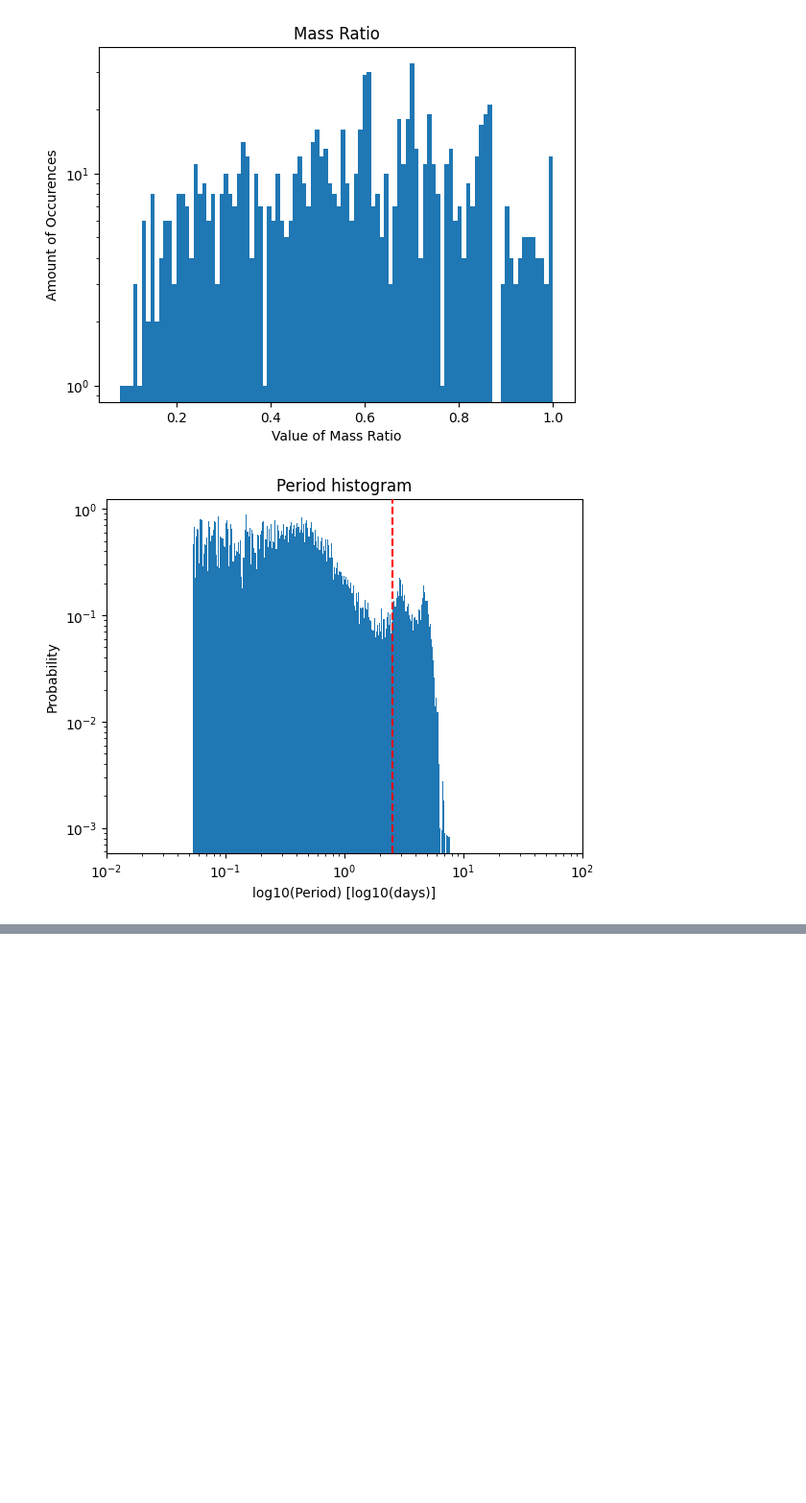
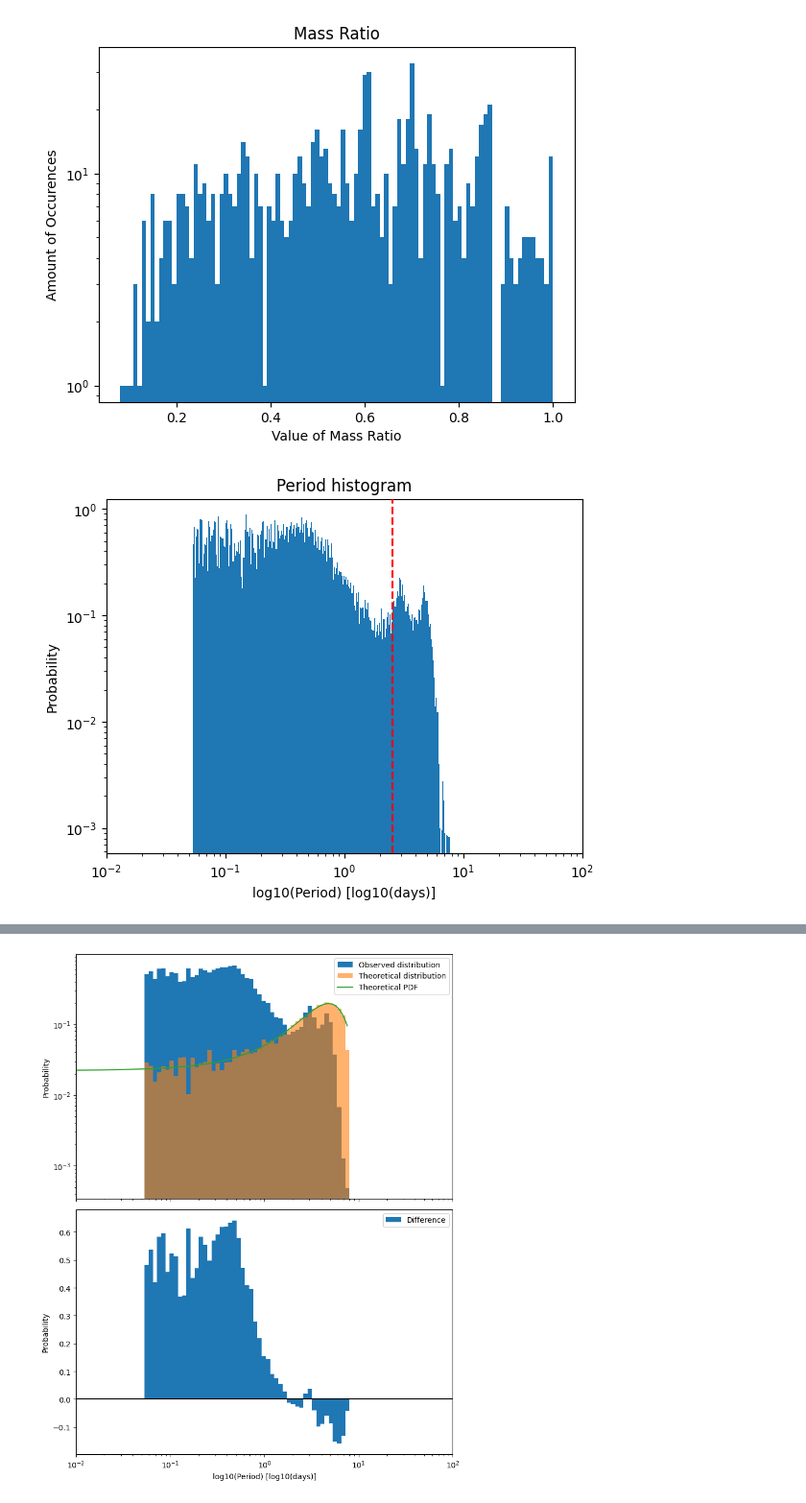
Before and after one commit to Eljameuter/Orbital-and-physical-parameter-distribution-of-Binary-Systems, a Jupyter notebook: Period and mass ratio.ipynb, the cells around one changed output, grey strips where cells are left out. Shown at 96% size. Saved outputs shown, nothing was run; the diff lists cells and outputs as text; code cells hidden in the pictures; blank space fills up the shorter version.

```diff
--- a/Period and mass ratio.ipynb
+++ b/Period and mass ratio.ipynb
@@ -84,0 +36,68 @@ plt.show()
+# %%
+#Bias in Mass ratio, for low ratios. One star is just that much heavier
+#Duquennoy & Mayor (1991) https://academic.oup.com/mnras/article/417/3/1684/1084726?login=true
+#https://ui.adsabs.harvard.edu/abs/1991A&A...248..485D
+
+def log_per_dist(lP):
+    mu = 4.8
+    sig = 2.3
+    return 1/(sig*np.sqrt(2*np.pi)) * np.exp(-(lP-mu)**2/(2*sig**2))
+
+N = 200
+bins = np.logspace(np.log10(period.min()),np.log10(period.max()),N)
+
+Pers = np.linspace(np.log10(period.min()),np.log10(period.max()),len(period))
+
+# Observed histogram
+hist_dat, bin_edges = np.histogram(np.log10(period),bins=bins,density=True)
+
+bin_centers = (bin_edges[:-1] + bin_edges[1:]) / 2
+
+# Compute probabilities
+p = log_per_dist(Pers)
+
+# Normalize probabilities
+p = p / p.sum()
+
+# Sample according to theoretical distribution
+samples = np.random.choice(Pers, size=len(period), p=p)
+
+# Theoretical histogram
+dist_dat, dist_edges = np.histogram(samples,bins=bins,density=True)
+
+hist_diff = hist_dat - dist_dat
+
+# Create 2 stacked subplots
+fig, (ax1, ax2) = plt.subplots(2, 1,figsize=(8, 10),sharex=True)
+
+#Top subplot
+ax1.hist(np.log10(period),log=True,bins=bins,density=True,label='Observed distribution')
+
+ax1.hist(samples,bins=bins,density=True,alpha=0.6,label='Theoretical distribution')
+
+#Plot normalized PDF
+ax1.plot(Pers,p / (Pers[1] - Pers[0]),label='Theoretical PDF')
+
+ax1.set_xscale('log')
+ax1.set_xlim(10**-2, 10**2)
+
+ax1.set_ylabel('Probability')
+ax1.legend()
+
+#Bottom subplot
+ax2.bar(bin_centers,hist_diff,width=np.diff(bin_edges),align='center',label='Difference')
+
+ax2.axhline(0, color='black')
+
+ax2.set_xscale('log')
+ax2.set_xlim(10**-2, 10**2)
+
+ax2.set_xlabel('log10(Period) [log10(days)]')
+ax2.set_ylabel('Probability')
+ax2.legend()
+
+plt.title('')
+plt.tight_layout()
+plt.show()
+# %% [output]
+[figure, added]
```
Also changed, not shown: parts of 1 cell of this notebook.
